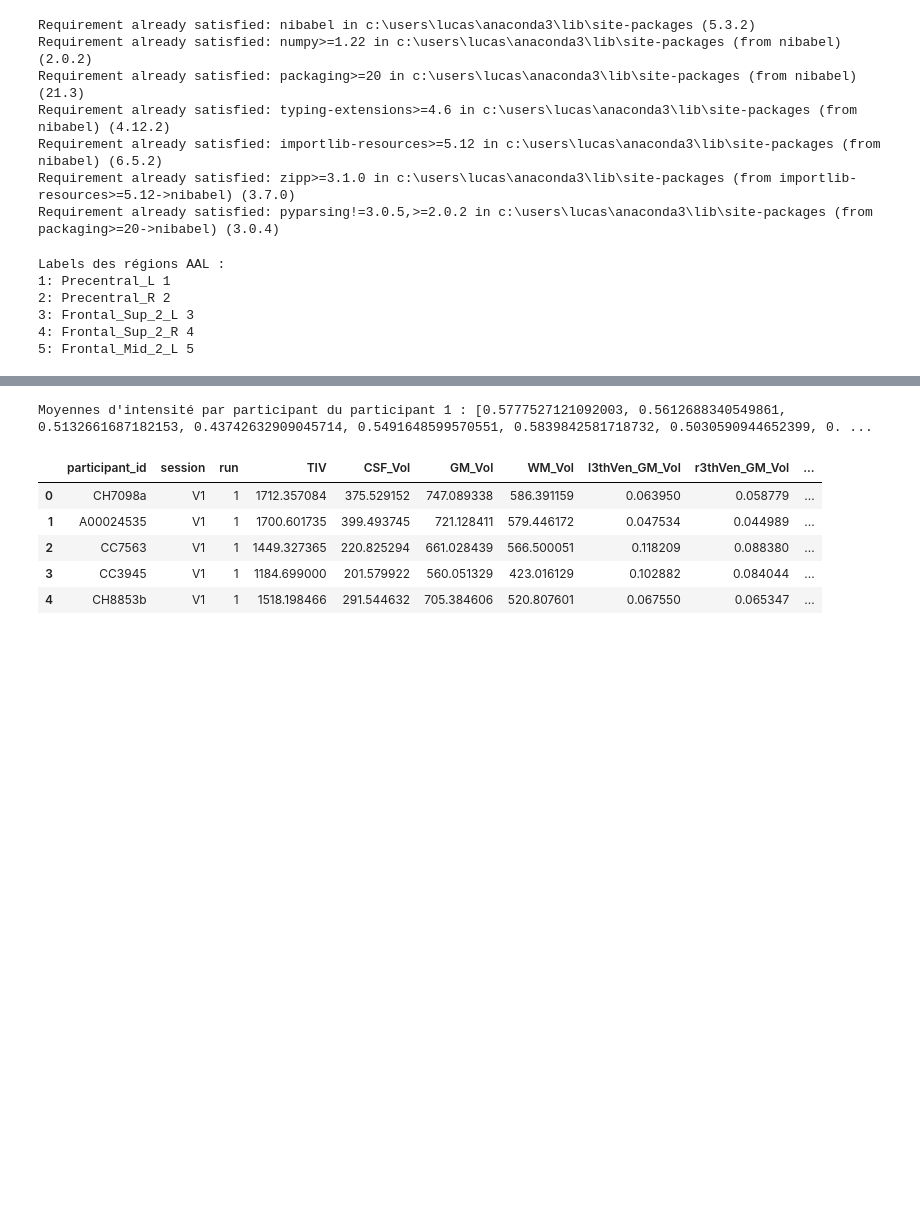
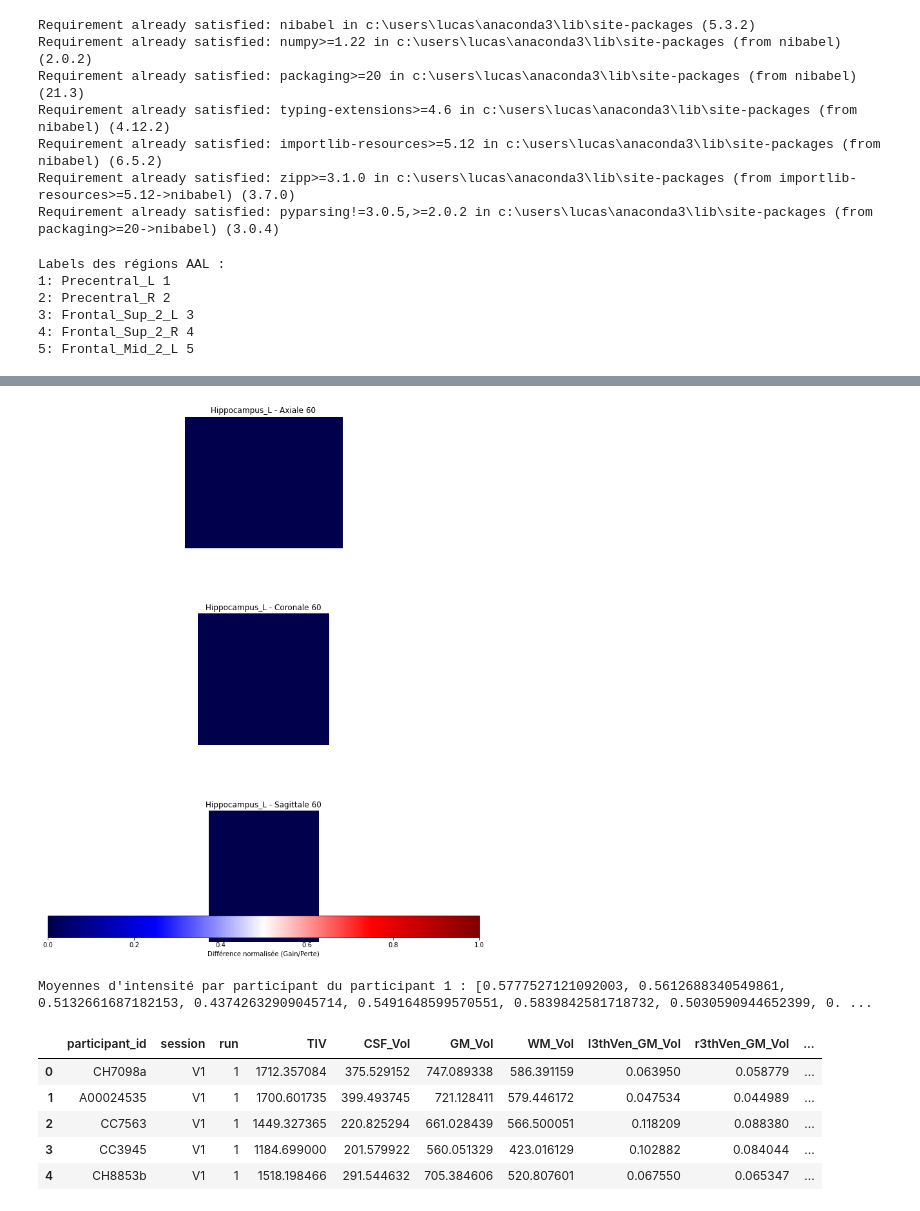
Before and after one commit to lucasvazelle/schizophrenie_matiere_grise, a Jupyter notebook: etape_3_traitement_et_modelisation_table_vbm.ipynb, the cells around one changed output, grey strips where cells are left out. Drawn from its saved outputs; the diff is of its cells as text; code cells hidden in the pictures; blank space fills up the shorter version.

```diff
--- a/etape_3_traitement_et_modelisation_table_vbm.ipynb
+++ b/etape_3_traitement_et_modelisation_table_vbm.ipynb
@@ -251,0 +524,85 @@ Intensités dans la région masquée du paticipant 1: [0.14509805 0.0627451  0.1
+# %%
+import numpy as np
+import matplotlib.pyplot as plt
+
+# Charger les labels AAL
+labels_path = "AAL3v1.nii.txt"
+labels = {}
+with open(labels_path, "r") as f:
+    for line in f:
+        idx, name = line.strip().split(maxsplit=1)
+        labels[int(idx)] = name
+
+# Données
+imgs_arr = train_vbm['imgs_arr']
+mask_arr = train_vbm['mask_arr']
+participant_id = train_vbm['participant_id']
+
+# Sélectionner deux participants
+participant_schizophrene = imgs_arr[0, 0]  # Volume 3D du participant 1 (schizophrène)
+participant_control = imgs_arr[1, 0]      # Volume 3D du participant 2 (contrôle)
+
+# Calcul de la différence volumétrique
+volume_difference = participant_control - participant_schizophrene
+
+# Normaliser la différence pour qu'elle soit visible
+normalized_diff = (volume_difference - np.min(volume_difference)) / (np.max(volume_difference) - np.min(volume_difference))
+
+# **Fonction pour filtrer par région AAL**
+def filter_by_region(normalized_diff, mask_arr, region_label):
+    """Retourne les différences volumétriques masquées par une région spécifique."""
+    region_mask = (mask_arr == region_label)
+    return normalized_diff * region_mask
+
+# **Table des régions sélectionnées**
+def display_region_table(region_labels, slice_idx):
+    """Affiche une table des régions filtrées par AAL avec leurs descriptions et indices."""
+    print(f"\nRégions sélectionnées pour la coupe {slice_idx} :\n")
+    print(f"{'Index':<8} {'Nom de la région':<40} {'Coupe disponible':<20}")
+    print("-" * 80)
+    for idx, name in region_labels:
+        print(f"{idx:<8} {name:<40} {'Axiale/Coronale/Sagittale':<20}")
+
+# Exemple : Sélectionner une région spécifique (hippocampe)
+region_name = "Hippocampus"
+region_labels = [(idx, name) for idx, name in labels.items() if region_name in name]
+
+# Afficher la table des régions sélectionnées
+display_region_table(region_labels, slice_idx=60)
+
+# Sélectionner une région pour la visualisation (par exemple Hippocampus_L)
+selected_region_label = region_labels[0][0]
+
+# Masquer les données pour cette région
+filtered_diff = filter_by_region(normalized_diff, mask_arr, selected_region_label)
+
+# **Afficher les coupes**
+slice_idx = 60
+
+fig, axes = plt.subplots(3, 1, figsize=(12, 15))
+cmap = plt.cm.seismic
+
+# Axiale
+axes[0].imshow(filtered_diff[:, :, slice_idx], cmap=cmap, origin='lower')
+axes[0].set_title(f"Hippocampus_L - Axiale {slice_idx}")
+axes[0].axis("off")
+
+# Coronale
+axes[1].imshow(filtered_diff[:, slice_idx, :], cmap=cmap, origin='lower')
+axes[1].set_title(f"Hippocampus_L - Coronale {slice_idx}")
+axes[1].axis("off")
+
+# Sagittale
+axes[2].imshow(filtered_diff[slice_idx, :, :], cmap=cmap, origin='lower')
+axes[2].set_title(f"Hippocampus_L - Sagittale {slice_idx}")
+axes[2].axis("off")
+
+# Ajouter une barre de couleur
+cbar = fig.colorbar(plt.cm.ScalarMappable(cmap=cmap), ax=axes, orientation='horizontal', fraction=0.05, pad=0.1)
+cbar.set_label("Différence normalisée (Gain/Perte)")
+
+# Ajuster les espacements manuellement
+plt.subplots_adjust(hspace=0.5)
+
+plt.show()
+# %% [output]
@@ -252,3 +615,4 @@ Intensités dans la région masquée du paticipant 1: [0.14509805 0.0627451  0.1
+[figure, added]
 # %%
 import numpy as np
 # Calculer l'intensité moyenne pour chaque participant dans le masque
```
Also changed, not shown: parts of 9 cells of this notebook.
